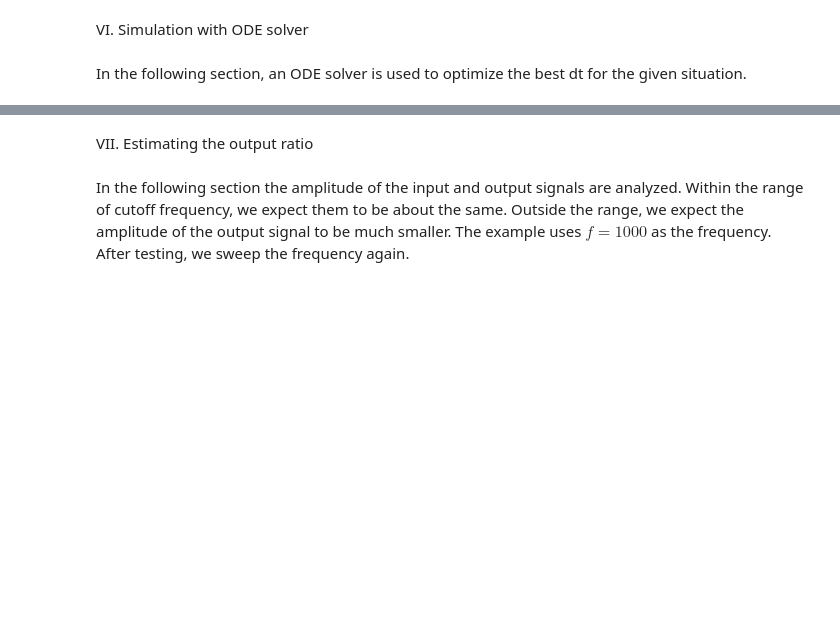
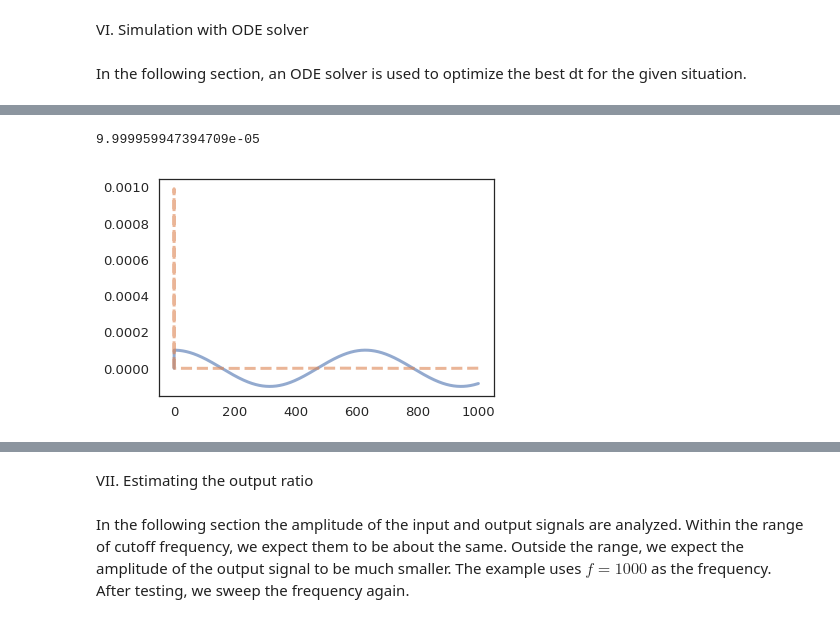
Before and after one commit to solomondg/ModSim_Proj2, a Jupyter notebook: notebook.ipynb, the cells around one changed output, grey strips where cells are left out. Drawn from its saved outputs; the diff is of its cells as text; code cells hidden in the pictures; blank space fills up the shorter version.

```diff
--- a/notebook.ipynb
+++ b/notebook.ipynb
@@ -207,3 +207,26 @@ def slope_func(state, t, system):
     # LI'' + RI' + 1/C I = V'
 
     return dV, d2V
+
+del slope_func
+
+def slope_func(state, t, system):
+    I, dI = state
+    R = system.R
+    L = system.L
+    C = system.C
+    dV = np.cos(t*system.F)
+    n_d2I = dV/L + -(R/L * dI) + -(1/(C*L) * I)
+    n_dI = dV/R  + -(1/(R*C) * I) + -(L/R * n_d2I)
+    return [n_dI, n_d2I]
+
+system = System(
+    init=State(I=0, dI=0),
+    R=1000,
+    L=0.47,
+    C=0.001,
+    sim_timestep=0.0001,
+    t_end=3,
+    F=50,
+    ts=[i*0.00001 for i in range(int(round(0.5/0.00001)))]
+)
@@ -215,3 +283,22 @@ NameError: name 'data' is not defined
+# %%
+sys = System(
+    init=State(I=0, dI=0),
+    R=1000,
+    L=0.0047,
+    C=0.0001,
+    sim_timestep=0.001,
+    t_end=1000,
+    F=10e-3,
+    ts=[i*0.001 for i in range(int(round(1000/0.001)))],
+)
+
+res = run_odeint(sys, slope_func)
+plot(res['I'])
+plot(res['dI'], '--')
+i_amp = (np.max(res['I']) - np.min(res['I']))/2
+# %% [output]
+9.999959947394709e-05
+[figure, added]
 # %%
 def plot_results_V(results):
 
```
Also changed, not shown: parts of 7 cells of this notebook, 1 other file.
